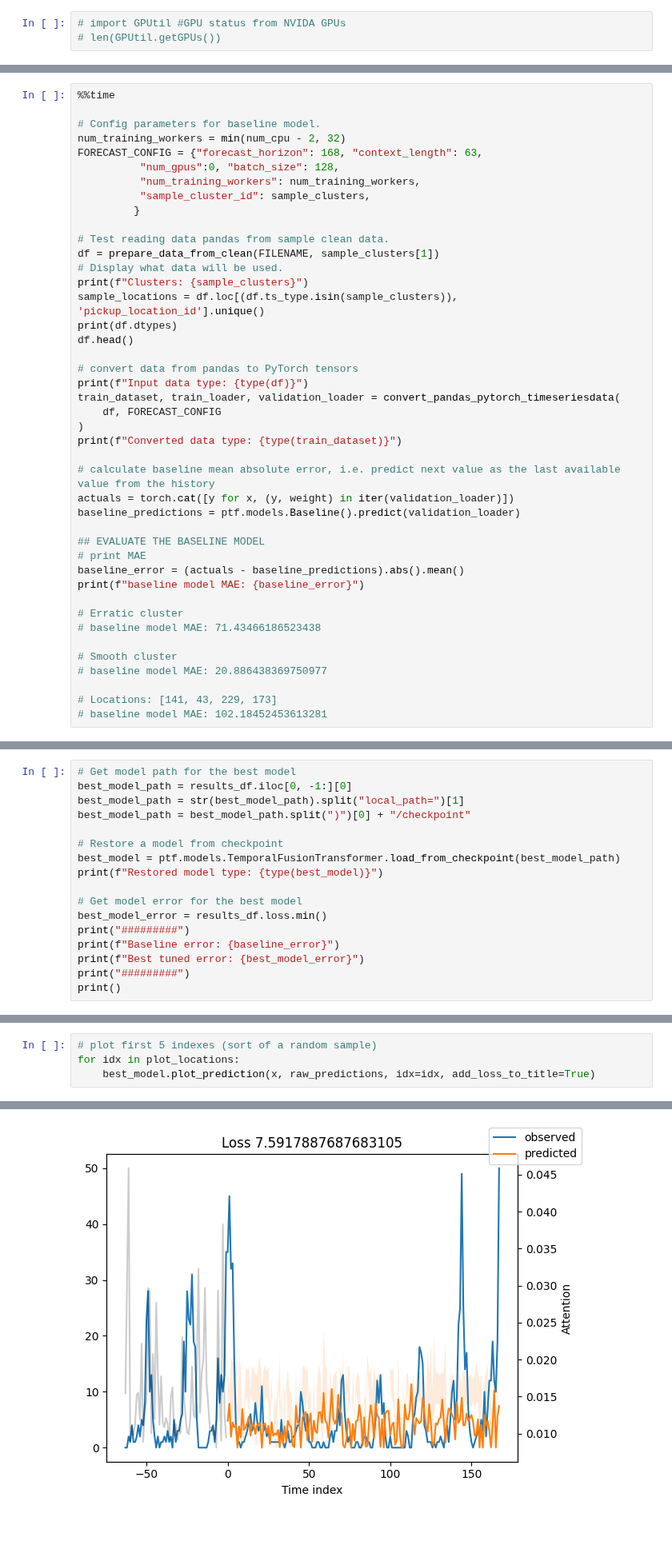
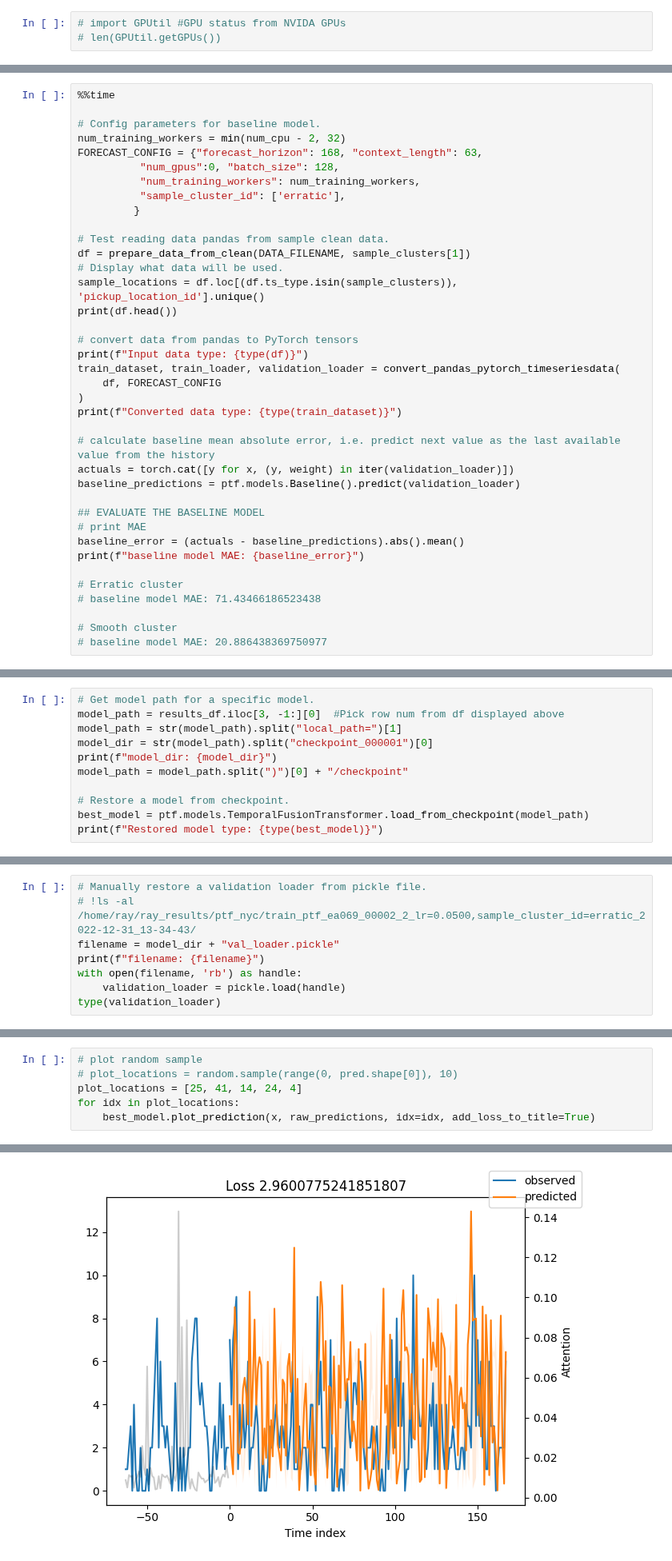
Before and after one commit to christy/AnyscaleDemos, a Jupyter notebook: forecasting_demos/Ray_v2/ray_air/pytorch_forecasting.ipynb, the cells around one changed output, grey strips where cells are left out. Shown at 80% size. Cells and saved outputs as stored; diff of their text form; blank space fills up the shorter version.

Commit message:
Test using clean data sample

```diff
--- a/forecasting_demos/Ray_v2/ray_air/pytorch_forecasting.ipynb
+++ b/forecasting_demos/Ray_v2/ray_air/pytorch_forecasting.ipynb
@@ -514,16 +447,14 @@ num_training_workers = min(num_cpu - 2, 32)
 FORECAST_CONFIG = {"forecast_horizon": 168, "context_length": 63,
           "num_gpus":0, "batch_size": 128,
           "num_training_workers": num_training_workers,
-          "sample_cluster_id": sample_clusters,
+          "sample_cluster_id": ['erratic'],
          }
 
 # Test reading data pandas from sample clean data.
-df = prepare_data_from_clean(FILENAME, sample_clusters[1])
+df = prepare_data_from_clean(DATA_FILENAME, sample_clusters[1])
 # Display what data will be used.
-print(f"Clusters: {sample_clusters}")
 sample_locations = df.loc[(df.ts_type.isin(sample_clusters)), 'pickup_location_id'].unique()
-print(df.dtypes)
-df.head()
+print(df.head())
 
 # convert data from pandas to PyTorch tensors
 print(f"Input data type: {type(df)}")
@@ -546,7 +477,4 @@ print(f"baseline model MAE: {baseline_error}")
 
 # Smooth cluster
 # baseline model MAE: 20.886438369750977
-
-# Locations: [141, 43, 229, 173]
-# baseline model MAE: 102.18452453613281
 # %% [output]
@@ -799,18 +771,12 @@ dtype: object
 # %%
-# Get model path for the best model
-best_model_path = results_df.iloc[0, -1:][0]
-best_model_path = str(best_model_path).split("local_path=")[1]
-best_model_path = best_model_path.split(")")[0] + "/checkpoint"
+# Get model path for a specific model.
+model_path = results_df.iloc[3, -1:][0]  #Pick row num from df displayed above
+model_path = str(model_path).split("local_path=")[1]
+model_dir = str(model_path).split("checkpoint_000001")[0]
+print(f"model_dir: {model_dir}")
+model_path = model_path.split(")")[0] + "/checkpoint"
 
-# Restore a model from checkpoint
-best_model = ptf.models.TemporalFusionTransformer.load_from_checkpoint(best_model_path)
+# Restore a model from checkpoint.
+best_model = ptf.models.TemporalFusionTransformer.load_from_checkpoint(model_path)
 print(f"Restored model type: {type(best_model)}")
-
-# Get model error for the best model
-best_model_error = results_df.loss.min()
-print("#########")
-print(f"Baseline error: {baseline_error}")
-print(f"Best tuned error: {best_model_error}")
-print("#########")
-print()
 # %% [output]
@@ -821,0 +785,8 @@ Best tuned error: 16.876628875732422
+# %%
+# Manually restore a validation loader from pickle file.
+# !ls -al /home/ray/ray_results/ptf_nyc/train_ptf_ea069_00002_2_lr=0.0500,sample_cluster_id=erratic_2022-12-31_13-34-43/
+filename = model_dir + "val_loader.pickle"
+print(f"filename: {filename}")
+with open(filename, 'rb') as handle:
+    validation_loader = pickle.load(handle)
+type(validation_loader)
@@ -864,5 +829,7 @@ plot_locations
 # %%
-# plot first 5 indexes (sort of a random sample)
+# plot random sample
+# plot_locations = random.sample(range(0, pred.shape[0]), 10)
+plot_locations = [25, 41, 14, 24, 4]
 for idx in plot_locations:
     best_model.plot_prediction(x, raw_predictions, idx=idx, add_loss_to_title=True)
 # %% [output]
@@ -874 +840 @@ for idx in plot_locations:
-[figure, old version]
+[figure, new version]
```
Also changed, not shown: parts of 31 cells of this notebook.
